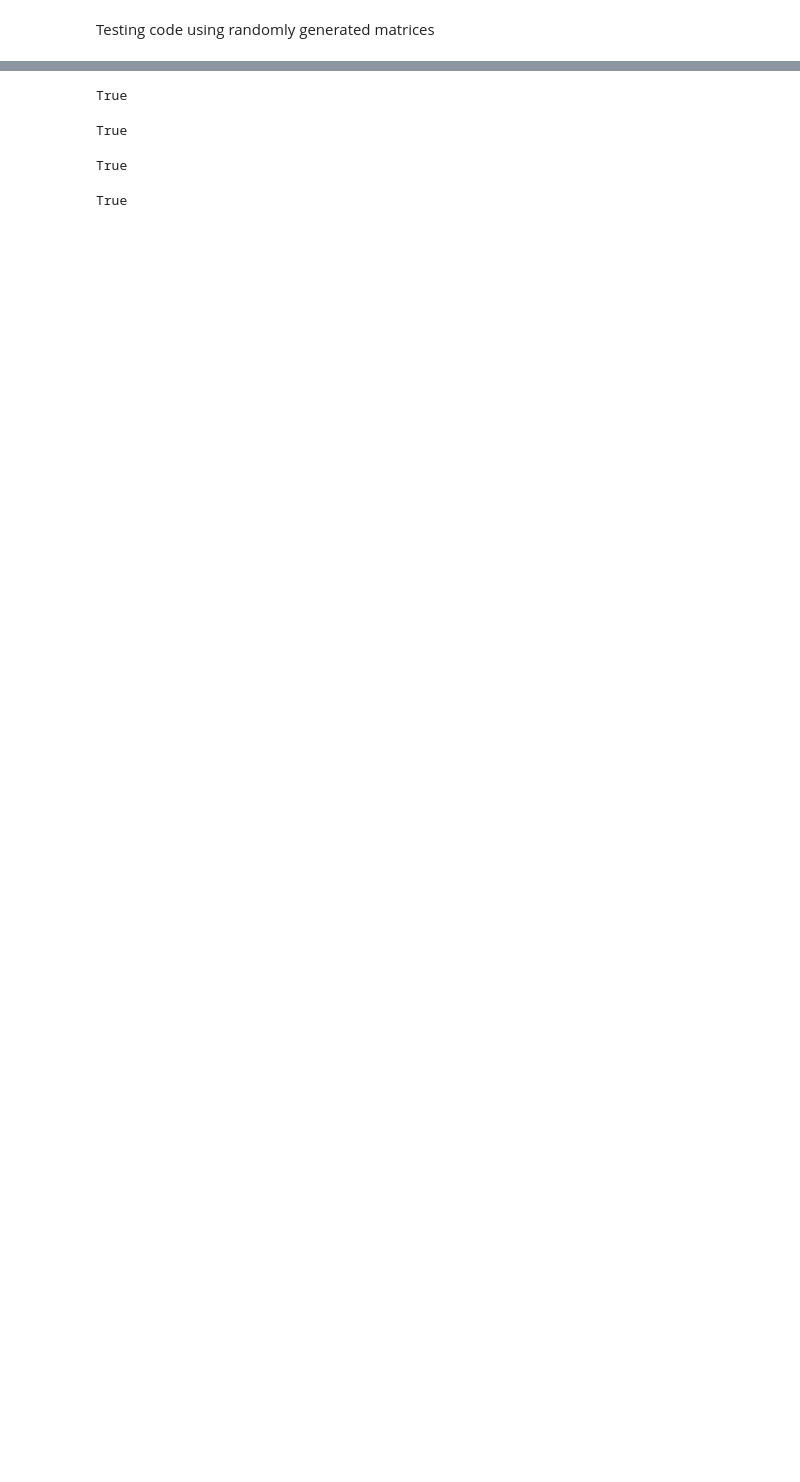
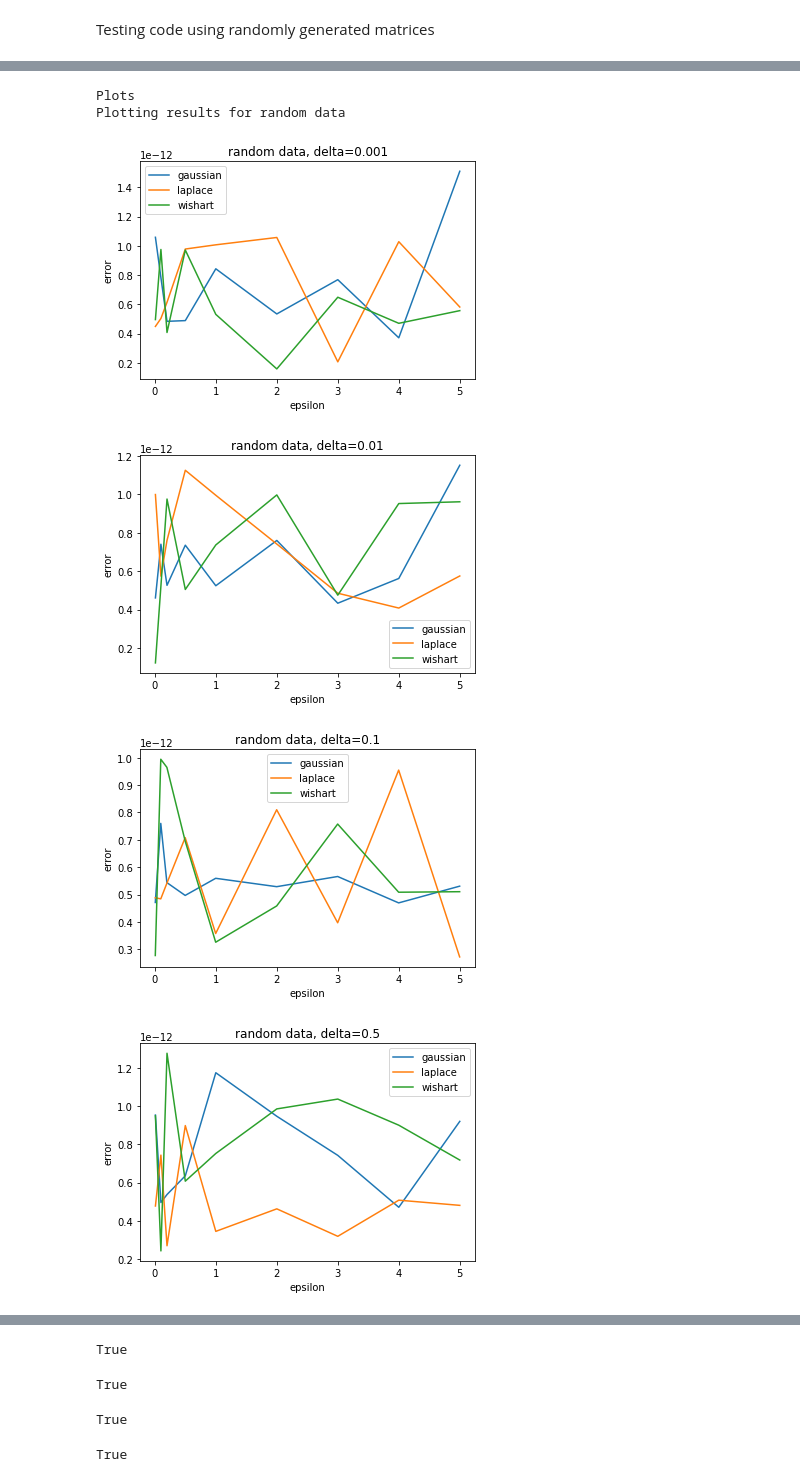
Before and after one commit to rameshrahul/PCA_analysis, a Jupyter notebook: PCA_testing.ipynb, the cells around one changed output, grey strips where cells are left out. Cells and saved outputs as stored; diff of their text form; code cells hidden in the pictures; blank space fills up the shorter version.

```diff
--- a/PCA_testing.ipynb
+++ b/PCA_testing.ipynb
@@ -20,3 +20,5 @@ vowels = np.loadtxt("data/ae.test")# https://archive.ics.uci.edu/ml/datasets/Jap
 # %%
 epsilon_range = [0.01, 0.1, 0.2, 0.5, 1, 2, 3, 4, 5]
 delta_range = [0.001, 0.01, 0.1, 0.5, 1]
+data_vars = {"random":A, "o-ring":o_ring, "ae":vowels, "insurance":insurance}
+algs = {"gaussian": gaussian, "laplace": laplace, "wishart": wishart }
@@ -81,0 +25,39 @@ ORING PLOTS
+# %%
+
+results_by_data = {}
+
+for name in data_vars:
+    data = data_vars[name]
+    PCA_approx = reconstruct_PCA(data, k_dim_PCA(data, k))
+    results = {}
+    for epsilon in epsilon_range:
+        results[epsilon] = {}
+        for delta in delta_range:
+            results[epsilon][delta] = {}
+            for alg in algs:
+                PCA_alg_approx = algs[alg](data, epsilon, delta, k)
+                results[epsilon][delta][alg] = metrics.subspace_dist(PCA_approx, PCA_alg_approx)
+    results_by_data[name] = results
+# %%
+import matplotlib.pyplot as plt
+
+print ("Plots")
+
+for name in data_vars:
+    print ("Plotting results for {} data".format(name))
+    results = results_by_data[name]
+    for delta in delta_range:
+        for alg in algs:
+            plt.plot(epsilon_range,[o_ring_results[epsilon][delta][alg] for epsilon in epsilon_range], label=alg)
+        plt.title('{} data, delta={}'.format(name, delta))
+        plt.xlabel('epsilon')
+        plt.ylabel('error')
+        plt.legend()
+        plt.show()
+# %% [output]
+Plots
+Plotting results for random data
+[figure, added]
+[figure, added]
+[figure, added]
+[figure, added]
```
Also changed, not shown: parts of 7 cells of this notebook, 4 other files.
